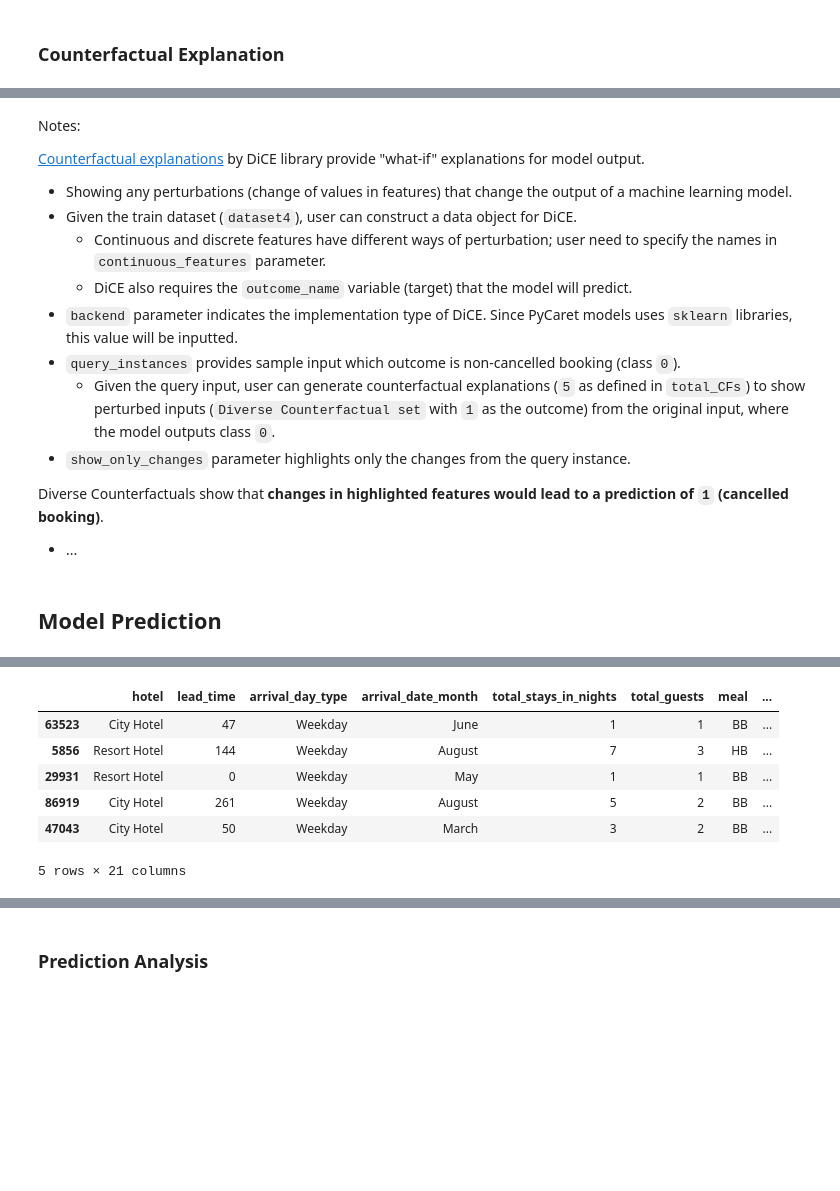
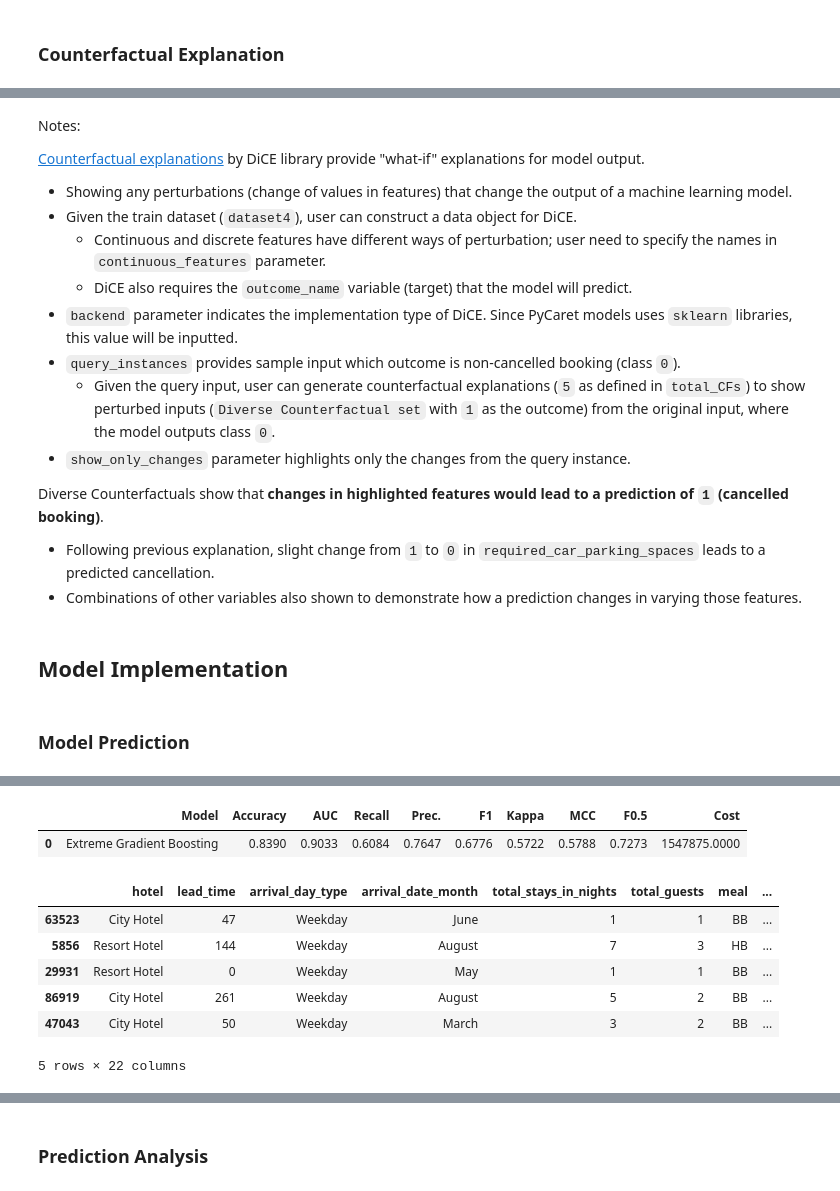
Before and after one commit to garudapaksi-yusuf/Hotel_Booking_Demand, a Jupyter notebook: Hotel_Booking_Demand_Part_2.ipynb, the cells around one changed output, grey strips where cells are left out. Drawn from its saved outputs; the diff is of its cells as text; code cells hidden in the pictures; blank space fills up the shorter version.

```diff
--- a/Hotel_Booking_Demand_Part_2.ipynb
+++ b/Hotel_Booking_Demand_Part_2.ipynb
@@ -25,3 +20,16 @@ Notes:
 ---
 
 # **Data Preprocessing**
+# %%
+# Importing libraries for data analysis
+import pandas as pd
+import matplotlib.pyplot as plt
+from phik import phik_matrix
+
+# Loading cleaned dataset
+data = pd.read_csv(filepath_or_buffer='hotel_bookings_cleaned.csv')
+
+# Copying dataset
+df = data.copy()\
+         .drop(columns=['stays_in_weekend_nights', 'stays_in_week_nights',
+                        'adults', 'children', 'babies']) # Dropping columns
@@ -2016,13 +2032,16 @@ Notes:
 * `show_only_changes` parameter highlights only the changes from the query instance.
 
 Diverse Counterfactuals show that **changes in highlighted features would lead to a prediction of `1` (cancelled booking)**.
-* ...
+* Following previous explanation, slight change from `1` to `0` in `required_car_parking_spaces` leads to a predicted cancellation.
+* Combinations of other variables also shown to demonstrate how a prediction changes in varying those features.
+# %% [markdown]
+## Model Implementation
 # %% [markdown]
-## Model Prediction
+### Model Prediction
 # %%
-# Accessing test dataset
-X_train4 = experiment4.get_config('X_train')
+# Accessing train dataset
+train4 = experiment4.get_config('train')
 
-# Predicting model on train dataset
-experiment4.predict_model(estimator=final_model, data=X_train4).sample(n=5)
+# Predicting model on train set
+experiment4.predict_model(estimator=final_model, data=train4).sample(n=5)
 # %% [output]
@@ -2030,9 +2048,11 @@ experiment4.predict_model(estimator=final_model, data=X_train4).sample(n=5)
-|  | hotel | lead_time | arrival_day_type | arrival_date_month | total_stays_in_nights | total_guests | meal | ... |
-| 63523 | City Hotel | 47 | Weekday | June | 1 | 1 | BB | ... |
-| 5856 | Resort Hotel | 144 | Weekday | August | 7 | 3 | HB | ... |
-| 29931 | Resort Hotel | 0 | Weekday | May | 1 | 1 | BB | ... |
-| 86919 | City Hotel | 261 | Weekday | August | 5 | 2 | BB | ... |
-| 47043 | City Hotel | 50 | Weekday | March | 3 | 2 | BB | ... |
+|  | Model | Accuracy | AUC | Recall | Prec. | F1 | Kappa | MCC | F0.5 | Cost |
+| 0 | Extreme Gradient Boosting | 0.8390 | 0.9033 | 0.6084 | 0.7647 | 0.6776 | 0.5722 | 0.5788 | 0.7273 | 1547875.0000 |
+|  | hotel | lead_time | arrival_day_type | arrival_date_month | total_stays_in_nights | total_guests | meal | ... |
+| 63523 | City Hotel | 47 | Weekday | June | 1 | 1 | BB | ... |
+| 5856 | Resort Hotel | 144 | Weekday | August | 7 | 3 | HB | ... |
+| 29931 | Resort Hotel | 0 | Weekday | May | 1 | 1 | BB | ... |
+| 86919 | City Hotel | 261 | Weekday | August | 5 | 2 | BB | ... |
+| 47043 | City Hotel | 50 | Weekday | March | 3 | 2 | BB | ... |
-5 rows × 21 columns
+5 rows × 22 columns
 # %%
 # Accessing test dataset
```
Also changed, not shown: parts of 91 cells of this notebook, 7 other files.
